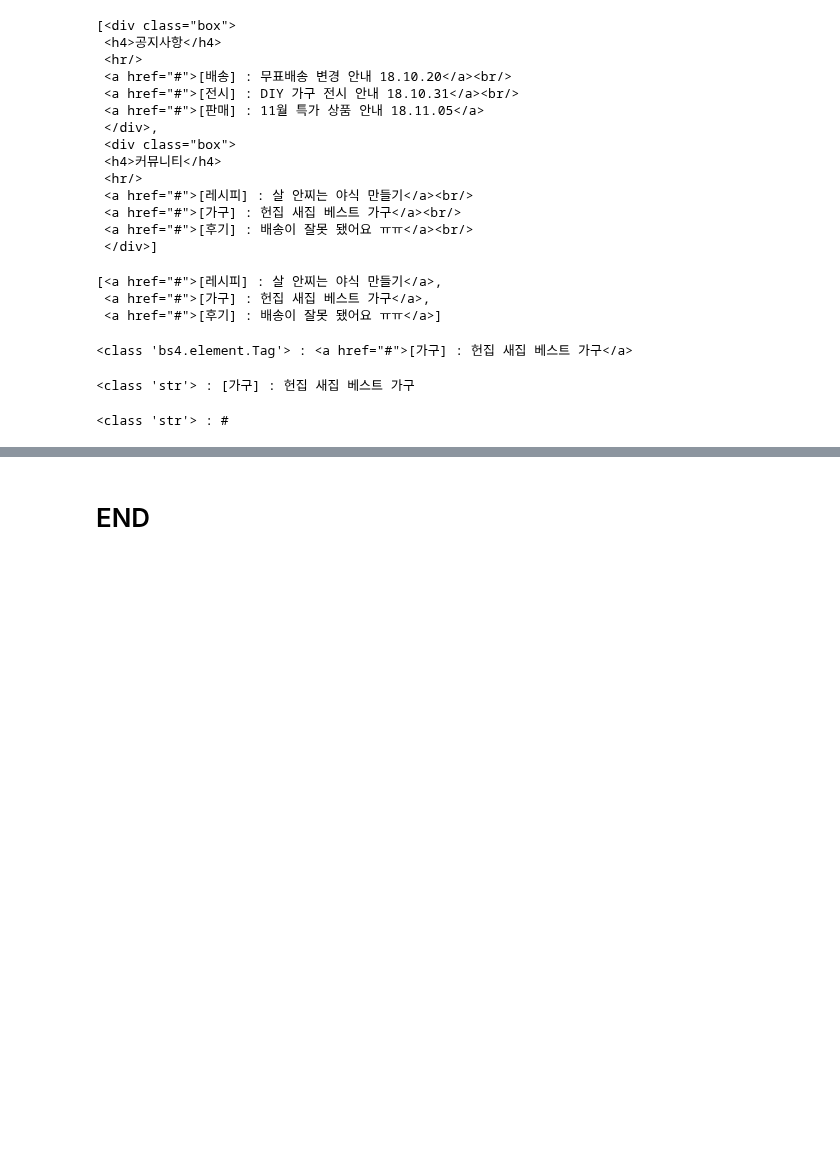
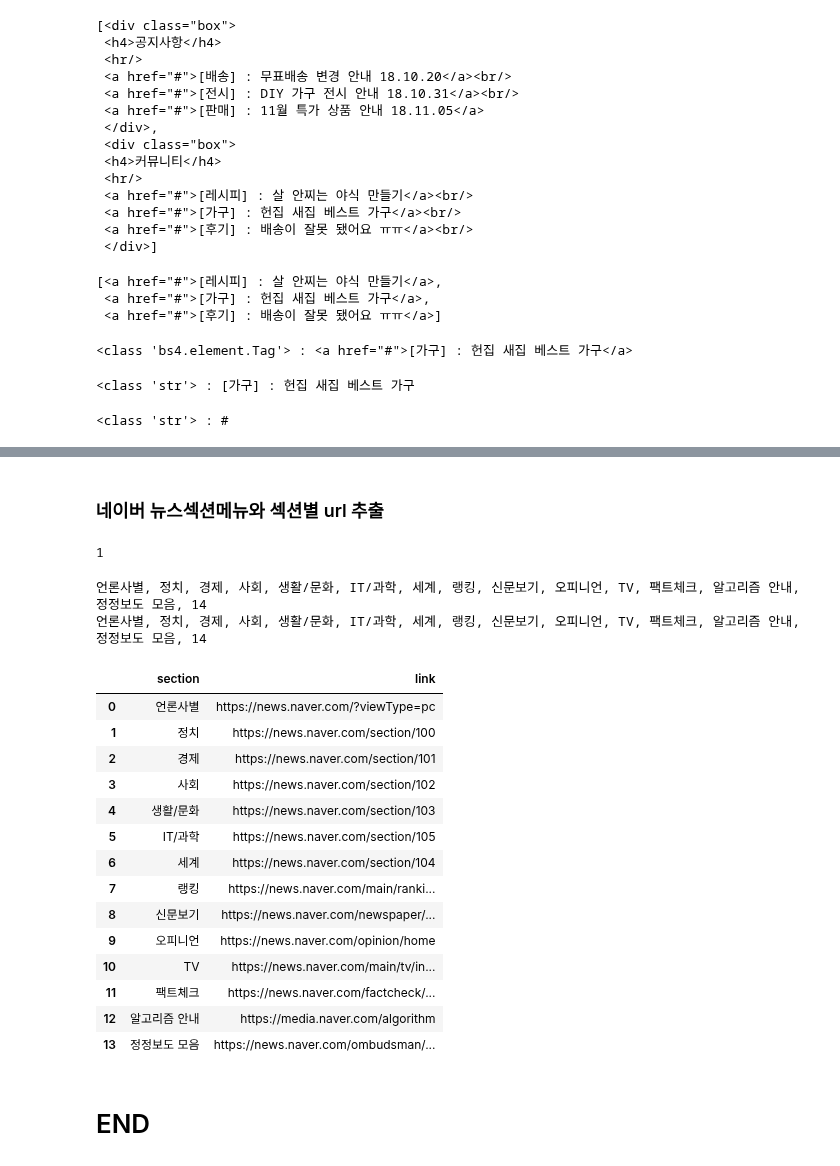
Before and after one commit to fss1208/study_python, a Jupyter notebook: crawling/20251204b_BeautifulSoup.ipynb, the cells around one changed output, grey strips where cells are left out. Saved outputs shown, nothing was run; the diff lists cells and outputs as text; code cells hidden in the pictures; blank space fills up the shorter version.

```diff
--- a/crawling/20251204b_BeautifulSoup.ipynb
+++ b/crawling/20251204b_BeautifulSoup.ipynb
@@ -399,0 +492,7 @@ print(type(temp), ":", temp)
+# %%
+from urllib.request import urlopen # 서버 요청/응답 패키지
+import bs4 # 파싱패키지
+
+url = 'https://news.naver.com'
+html = urlopen(url) # <class 'http.client.HTTPResponse'>
+bs = bs4.BeautifulSoup(html, 'html.parser')
@@ -400,2 +520,54 @@ print(type(temp), ":", temp)
+# %% [markdown]
+### 네이버 뉴스섹션메뉴와 섹션별 url 추출
+# %%
+import pandas as pd
+
+# 네이버 뉴스 섹션메뉴 태그 확인 (개발자도구)
+# body > section > header > div.Nlnb._float_lnb > div > div > div.Nlnb_left._lnb_scroll > div > div > ul
+# selector가 너무 길어서 유용하지 않아 보임
+# 직접 확인한 태그와 클래스 속성 사용
+# ul 태그의 class : Nlnb_menu_list
+ul_tags = bs.findAll("ul",{"class":"Nlnb_menu_list"})
+len(ul_tags) # 원소가 1개이므로
+ul_tag = ul_tags[0]
+li_tags = ul_tag.findAll("li")
+for tag in li_tags:
+    print(tag.text, end=", ")
+print(len(li_tags))
+
+li_tags = bs.findAll("li", {"class":"Nlist_item"})
+for tag in li_tags:
+    print(tag.text, end=", ")
+print(len(li_tags))
+
+link_list = []
+section_list = []
+for tag in li_tags:
+    a_tag = tag.find('a')
+    link_list.append(a_tag['href'])
+    section_list.append(a_tag.text)
+    #print(a_tag.text, a_tag['href'])
+news_df = pd.DataFrame({'section':section_list, 'link':link_list})
+news_df.to_csv('c:/Myexam/naver_news_section.csv', encoding='euc-kr')
+news_df
+# %% [output]
+1
+언론사별, 정치, 경제, 사회, 생활/문화, IT/과학, 세계, 랭킹, 신문보기, 오피니언, TV, 팩트체크, 알고리즘 안내, 정정보도 모음, 14
+언론사별, 정치, 경제, 사회, 생활/문화, IT/과학, 세계, 랭킹, 신문보기, 오피니언, TV, 팩트체크, 알고리즘 안내, 정정보도 모음, 14
+|  | section | link |
+| 0 | 언론사별 | https://news.naver.com/?viewType=pc |
+| 1 | 정치 | https://news.naver.com/section/100 |
+| 2 | 경제 | https://news.naver.com/section/101 |
+| 3 | 사회 | https://news.naver.com/section/102 |
+| 4 | 생활/문화 | https://news.naver.com/section/103 |
+| 5 | IT/과학 | https://news.naver.com/section/105 |
+| 6 | 세계 | https://news.naver.com/section/104 |
+| 7 | 랭킹 | https://news.naver.com/main/ranki... |
+| 8 | 신문보기 | https://news.naver.com/newspaper/... |
+| 9 | 오피니언 | https://news.naver.com/opinion/home |
+| 10 | TV | https://news.naver.com/main/tv/in... |
+| 11 | 팩트체크 | https://news.naver.com/factcheck/... |
+| 12 | 알고리즘 안내 | https://media.naver.com/algorithm |
+| 13 | 정정보도 모음 | https://news.naver.com/ombudsman/... |
 # %% [markdown]
 # END
```
Also changed, not shown: parts of 9 cells of this notebook, 4 other files.
